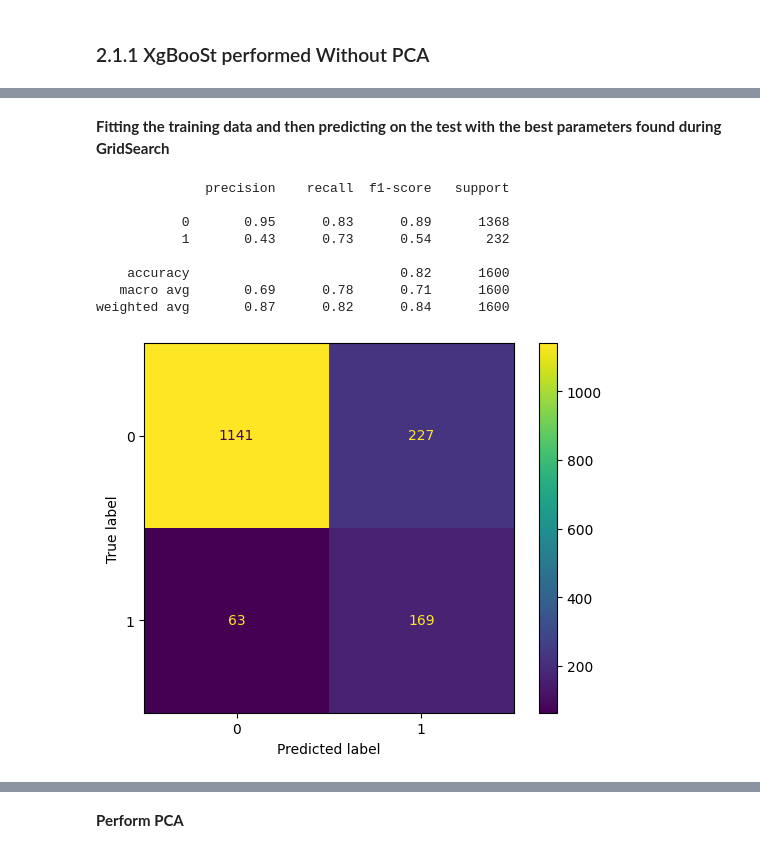
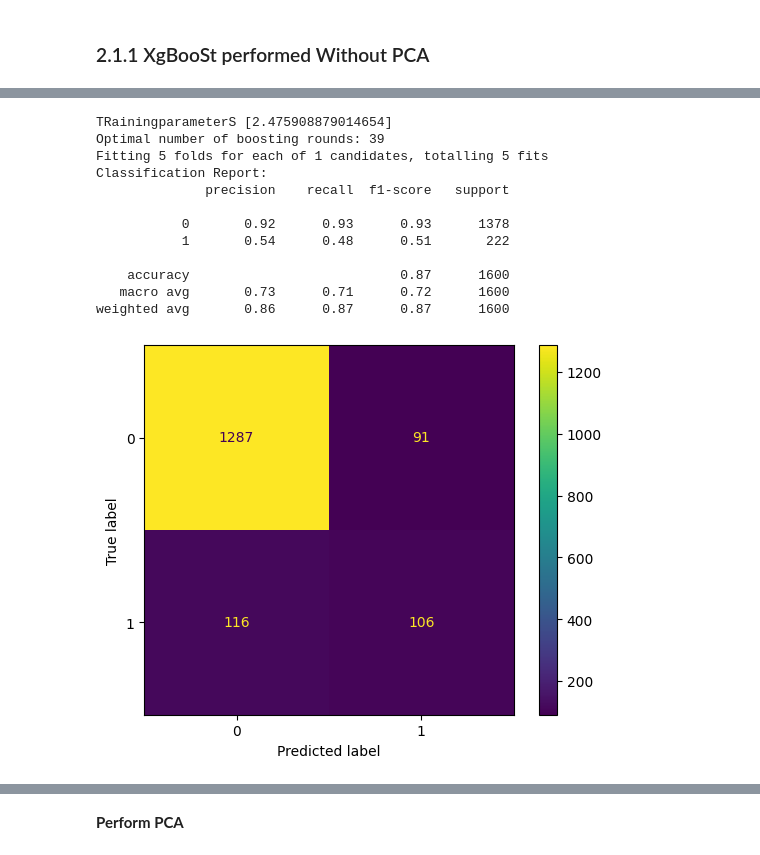
Before and after one commit to estherguiuhernandez/UCI_prediction_final_project, a Jupyter notebook: XgBoost.ipynb, the cells around one changed output, grey strips where cells are left out. Cells and saved outputs as stored; diff of their text form; code cells hidden in the pictures.

```diff
--- a/XgBoost.ipynb
+++ b/XgBoost.ipynb
@@ -338,30 +458,20 @@ Fitting 5 folds for each of 3 candidates, totalling 15 fits
-# %% [markdown]
-<b> Fitting the training data and then predicting on the test with the best parameters found during GridSearch </b>
-# %%
-# Get the best parameters from the gridsearch
-best_params = xgb_grid_search.best_params_
-
-# Create XGBClassifier with the best parameters
-best_xgb_classifier = xgb.XGBClassifier(n_jobs=-1, enable_categorical=True, objective="binary:logistic", eval_metric="aucpr", **best_params)
-
-# Fit the model with the best parameters
-best_xgb_classifier.fit(X_train, y_train)
-
-# Make predictions on test data
-y_pred = best_xgb_classifier.predict(X_test)
-print(classification_report(y_test, y_pred))
-
-# Plot confusion matrix
-cm = confusion_matrix(y_test, y_pred, labels=best_xgb_classifier.classes_)
-ConfusionMatrixDisplay(confusion_matrix=cm, display_labels=best_xgb_classifier.classes_).plot()
-plt.show()
-# %% [output]
-              precision    recall  f1-score   support
-
-           0       0.95      0.83      0.89      1368
-           1       0.43      0.73      0.54       232
-
-    accuracy                           0.82      1600
-   macro avg       0.69      0.78      0.71      1600
-weighted avg       0.87      0.82      0.84      1600
-[figure, removed]
+# %%
+# run emthod to perfrom xgb workflow
+model_name = "knn_df"
+best_xgb_classifier, grid_search_results_df, model_results_df = perform_full_xgb_workflow(X_train, y_train, X_test, y_test, gbm_param_for_boosting, gbm_param_grid_for_tunning_fixed, fone_scorer, model_name, eval_metric, early_stopping_rounds=early_stopping_rounds, n_estimators=num_boosting_rounds, cross_validation_folds=cross_validation_folds)
+all_results_df = model_results_df
+all_grid_results_df  = grid_search_results_df
+# %% [output]
+TRainingparameterS [2.475908879014654]
+Optimal number of boosting rounds: 39
+Fitting 5 folds for each of 1 candidates, totalling 5 fits
+Classification Report:
+              precision    recall  f1-score   support
+
+           0       0.92      0.93      0.93      1378
+           1       0.54      0.48      0.51       222
+
+    accuracy                           0.87      1600
+   macro avg       0.73      0.71      0.72      1600
+weighted avg       0.86      0.87      0.87      1600
+[figure, added]
```
Also changed, not shown: parts of 64 cells of this notebook, 1 other file.
